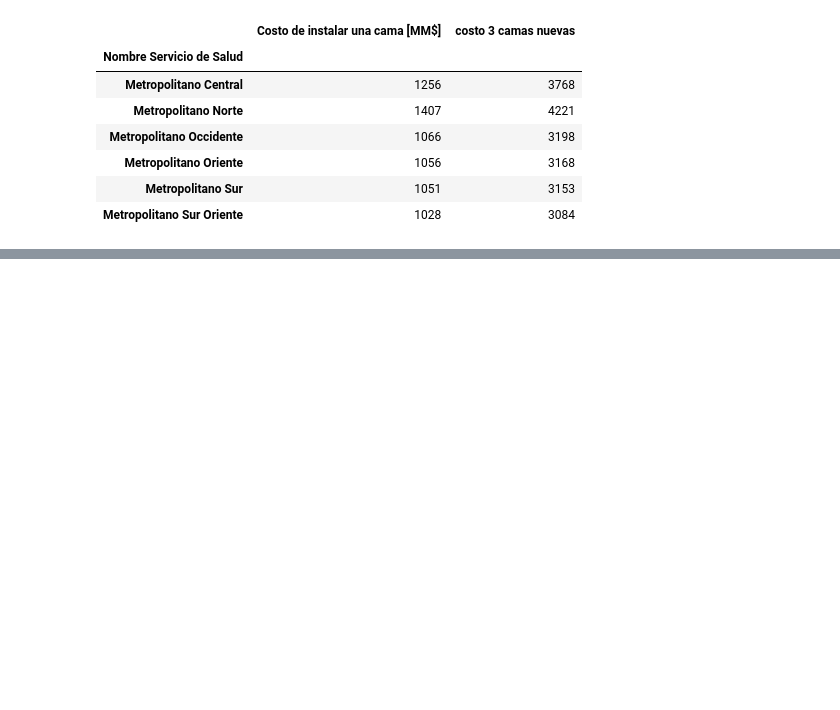
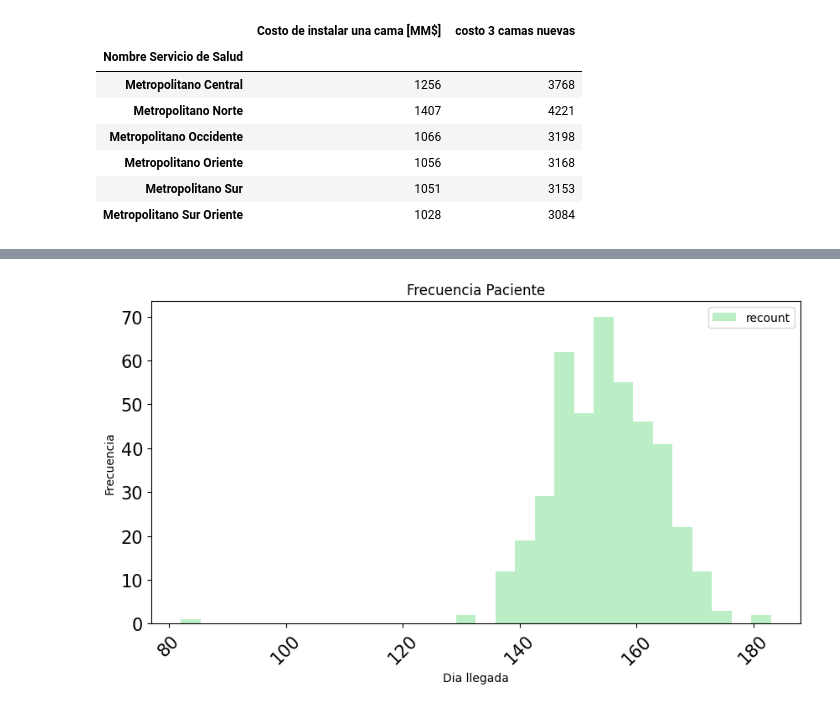
Before and after one commit to jasonssdev/Python_para_ciencia_de_datos, a Jupyter notebook: notebooks/01_jss_quiz1.ipynb, the cells around one changed output, grey strips where cells are left out. Drawn from its saved outputs; the diff is of its cells as text; code cells hidden in the pictures; blank space fills up the shorter version.

```diff
--- a/notebooks/01_jss_quiz1.ipynb
+++ b/notebooks/01_jss_quiz1.ipynb
@@ -194,0 +321,2 @@ costo_camas
+# %%
+df_info["recount"] = 1
@@ -194,0 +356,2 @@ costo_camas
+# %%
+df_info_filtered = df_info[["Día de llegada", "recount"]].groupby("Día de llegada").count()
@@ -194,0 +361,16 @@ costo_camas
+# %%
+df_info_filtered.plot(
+    kind="hist",
+    alpha=0.7,
+    bins=30,
+    rot=45,
+    title="Frecuencia Paciente",
+    xlabel="Dia llegada",
+    ylabel="Frecuencia",
+    figsize=(10,5),
+    fontsize=15,
+    color=["#A0E8Af", "#FFCF56"]
+)
+plt.show()
+# %% [output]
+[figure, added]
```
Also changed, not shown: parts of 49 cells of this notebook, 7 other files.
